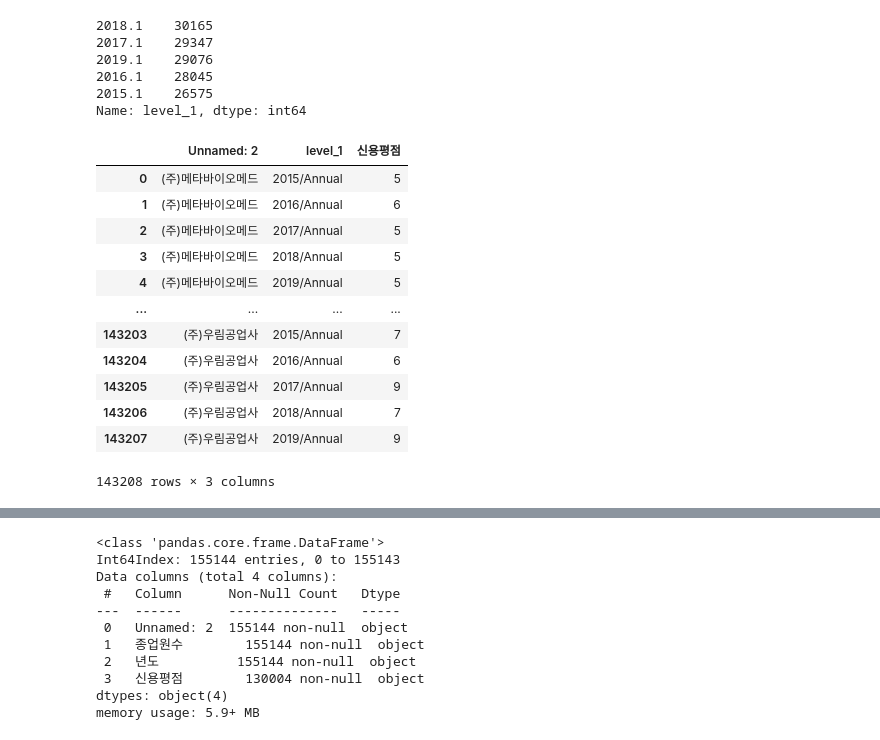
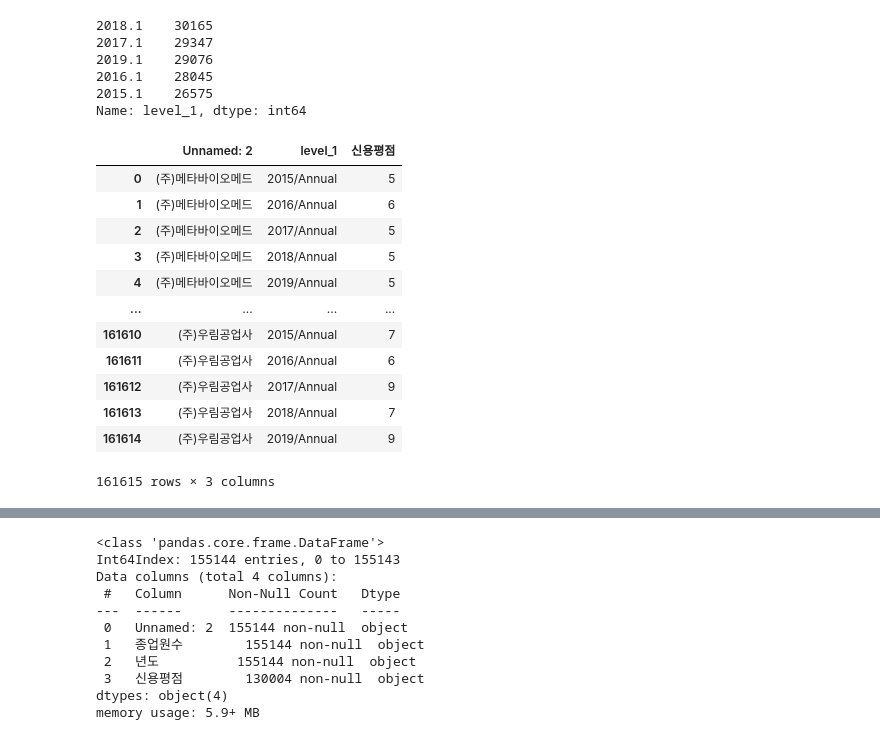
Before and after one commit to geesuee/Accounting-Fraud-Prediction, a Jupyter notebook: 종업원수신용평점_현대표자대주주명지분_소속시장구분 dataframe.ipynb, the cells around one changed output, grey strips where cells are left out. Saved outputs shown, nothing was run; the diff lists cells and outputs as text; code cells hidden in the pictures.

```diff
--- a/종업원수신용평점_현대표자대주주명지분_소속시장구분 dataframe.ipynb
+++ b/종업원수신용평점_현대표자대주주명지분_소속시장구분 dataframe.ipynb
@@ -165,31 +165,31 @@ Name: level_1, dtype: int64
 Name: level_1, dtype: int64
 # %%
 신용평점 = 소현신[['2015.1', '2016.1', '2017.1', '2018.1', '2019.1']]
-신용평점 = pd.DataFrame(신용평점.drop('Name').stack(0))
+신용평점 = pd.DataFrame(신용평점.drop('Name').stack(dropna=False))
 신용평점.columns = ['신용평점']
 신용평점.reset_index(inplace=True)
 신용평점['level_1'] = 신용평점['level_1'].map({
     '2015.1': '2015/Annual',
     '2016.1': '2016/Annual',
     '2017.1': '2017/Annual',
     '2018.1': '2018/Annual',
     '2019.1': '2019/Annual',
 })  # 2014년도가 없음
 신용평점
 # %% [output]
 |  | Unnamed: 2 | level_1 | 신용평점 |
 | 0 | (주)메타바이오메드 | 2015/Annual | 5 |
 | 1 | (주)메타바이오메드 | 2016/Annual | 6 |
 | 2 | (주)메타바이오메드 | 2017/Annual | 5 |
 | 3 | (주)메타바이오메드 | 2018/Annual | 5 |
 | 4 | (주)메타바이오메드 | 2019/Annual | 5 |
 | ... | ... | ... | ... |
-| 143203 | (주)우림공업사 | 2015/Annual | 7 |
-| 143204 | (주)우림공업사 | 2016/Annual | 6 |
-| 143205 | (주)우림공업사 | 2017/Annual | 9 |
-| 143206 | (주)우림공업사 | 2018/Annual | 7 |
-| 143207 | (주)우림공업사 | 2019/Annual | 9 |
+| 161610 | (주)우림공업사 | 2015/Annual | 7 |
+| 161611 | (주)우림공업사 | 2016/Annual | 6 |
+| 161612 | (주)우림공업사 | 2017/Annual | 9 |
+| 161613 | (주)우림공업사 | 2018/Annual | 7 |
+| 161614 | (주)우림공업사 | 2019/Annual | 9 |
-143208 rows × 3 columns
+161615 rows × 3 columns
 # %%
 종신merge = pd.merge(종업원수, 신용평점, how='left')
 종신merge
```
Also changed, not shown: parts of 4 cells of this notebook, 1 other file.
